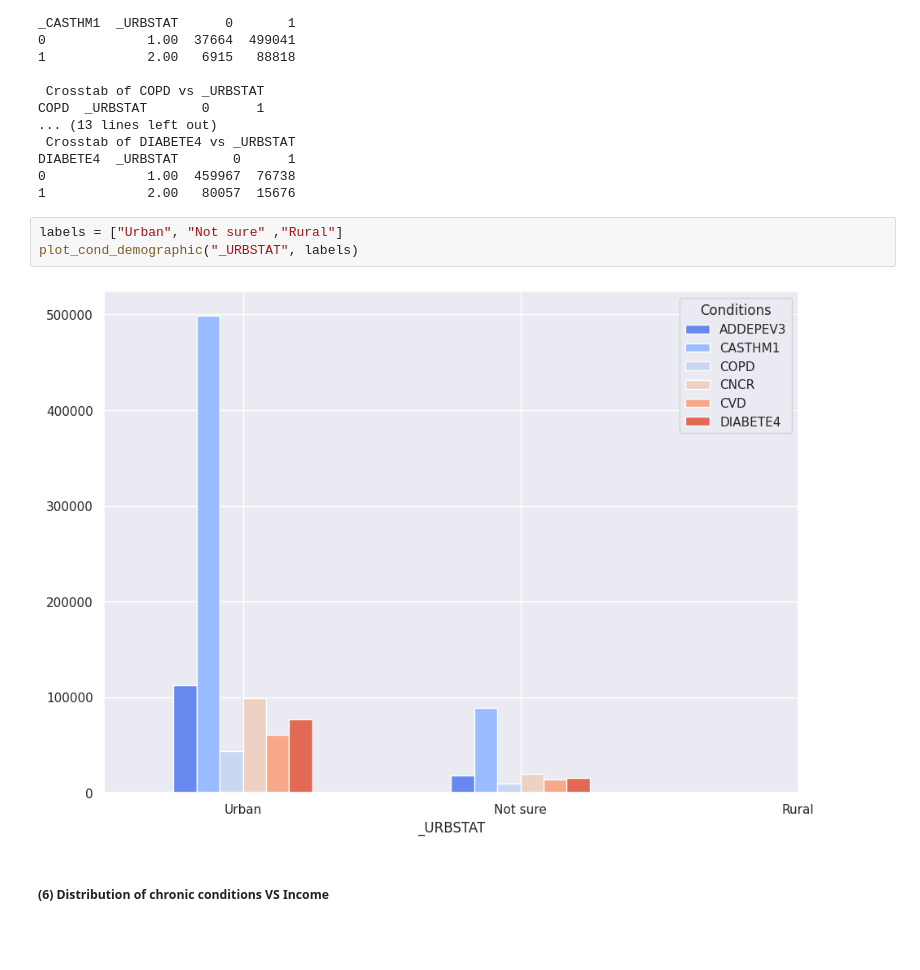
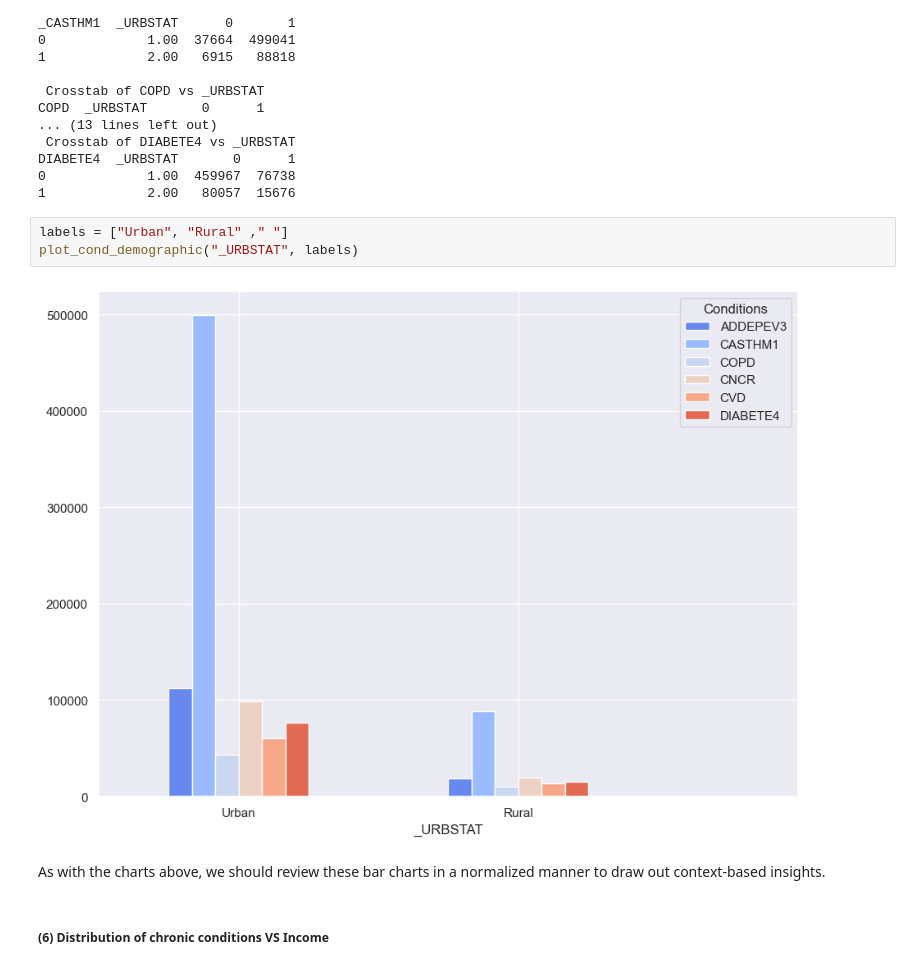
Before and after one commit to greghowa/CS6140-HW6, a Jupyter notebook: assignment6.ipynb, the cells around one changed output. Drawn from its saved outputs; the diff is of its cells as text; blank space fills up the shorter version.

```diff
--- a/assignment6.ipynb
+++ b/assignment6.ipynb
@@ -528,10 +585,12 @@ DIABETE4  _URBSTAT       0      1
 0             1.00  459967  76738
 1             2.00   80057  15676
 # %%
-labels = ["Urban", "Not sure" ,"Rural"]
+labels = ["Urban", "Rural" ," "]
 plot_cond_demographic("_URBSTAT", labels)
 # %% [output]
-[figure, old version]
+[figure, new version]
+# %% [markdown]
+As with the charts above, we should review these bar charts in a normalized manner to draw out context-based insights.
 # %% [markdown]
 ##### (6) Distribution of chronic conditions VS Income
 # %%
```
Also changed, not shown: parts of 35 cells of this notebook.
